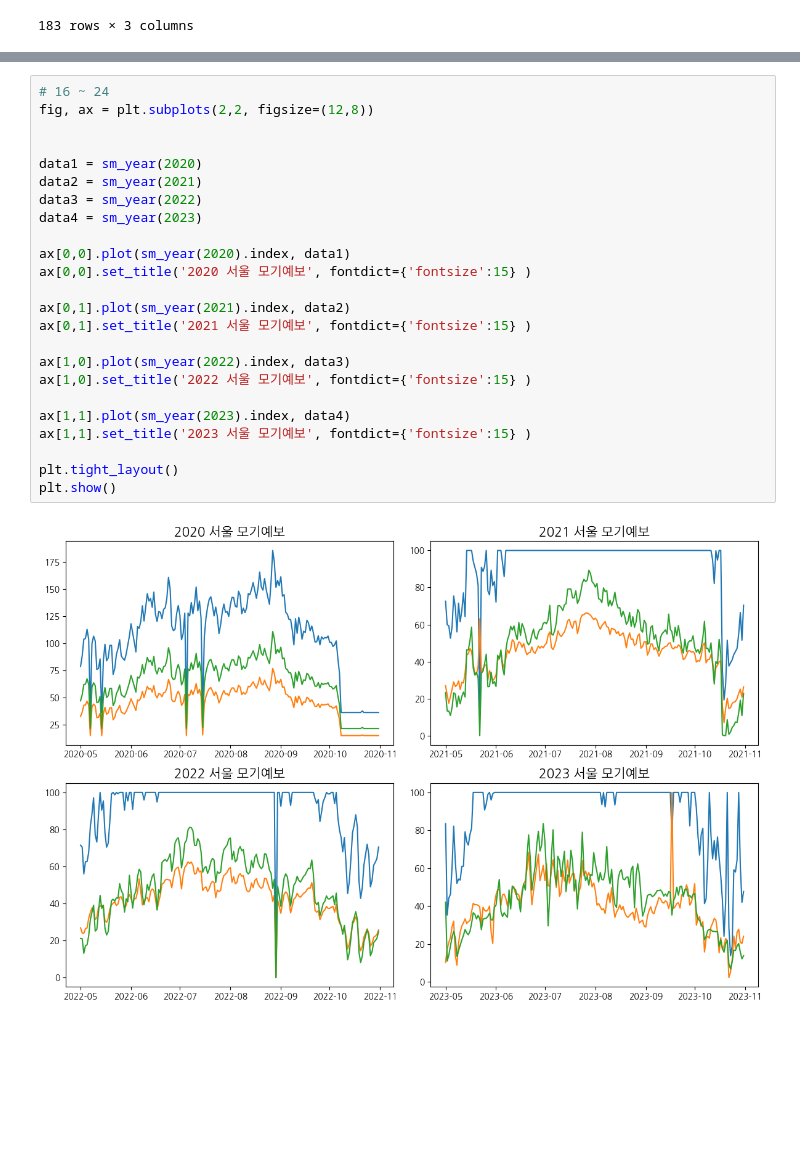
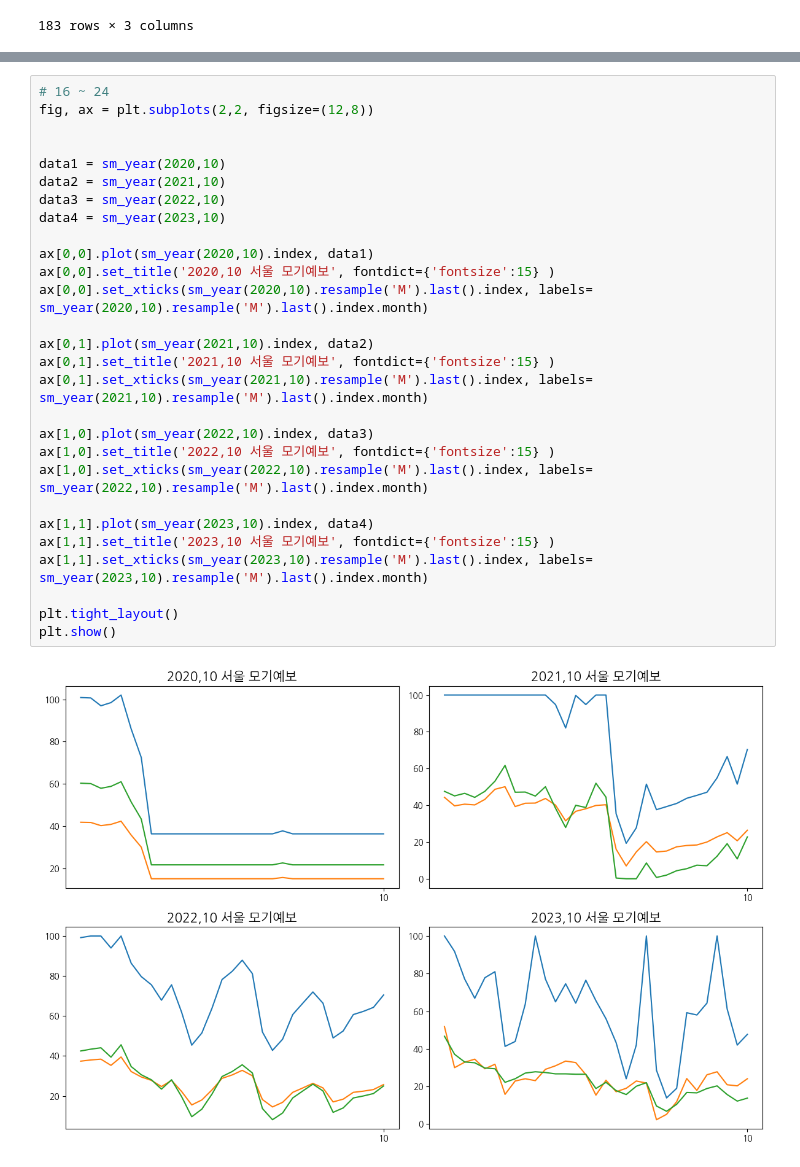
Before and after one commit to matdongsan5/Project, a Jupyter notebook: PublicData_이정욱/main.ipynb, the cells around one changed output, grey strips where cells are left out. Cells and saved outputs as stored; diff of their text form; blank space fills up the shorter version.

```diff
--- a/PublicData_이정욱/main.ipynb
+++ b/PublicData_이정욱/main.ipynb
@@ -642,26 +691,30 @@ plt.show()
 # %%
 # 16 ~ 24
 fig, ax = plt.subplots(2,2, figsize=(12,8))
 
 
-data1 = sm_year(2020)
-data2 = sm_year(2021)
-data3 = sm_year(2022)
-data4 = sm_year(2023)
+data1 = sm_year(2020,10)
+data2 = sm_year(2021,10)
+data3 = sm_year(2022,10)
+data4 = sm_year(2023,10)
 
-ax[0,0].plot(sm_year(2020).index, data1)
-ax[0,0].set_title('2020 서울 모기예보', fontdict={'fontsize':15} )
+ax[0,0].plot(sm_year(2020,10).index, data1)
+ax[0,0].set_title('2020,10 서울 모기예보', fontdict={'fontsize':15} )
+ax[0,0].set_xticks(sm_year(2020,10).resample('M').last().index, labels= sm_year(2020,10).resample('M').last().index.month)
 
-ax[0,1].plot(sm_year(2021).index, data2)
-ax[0,1].set_title('2021 서울 모기예보', fontdict={'fontsize':15} )
+ax[0,1].plot(sm_year(2021,10).index, data2)
+ax[0,1].set_title('2021,10 서울 모기예보', fontdict={'fontsize':15} )
+ax[0,1].set_xticks(sm_year(2021,10).resample('M').last().index, labels= sm_year(2021,10).resample('M').last().index.month)
 
-ax[1,0].plot(sm_year(2022).index, data3)
-ax[1,0].set_title('2022 서울 모기예보', fontdict={'fontsize':15} )
+ax[1,0].plot(sm_year(2022,10).index, data3)
+ax[1,0].set_title('2022,10 서울 모기예보', fontdict={'fontsize':15} )
+ax[1,0].set_xticks(sm_year(2022,10).resample('M').last().index, labels= sm_year(2022,10).resample('M').last().index.month)
 
-ax[1,1].plot(sm_year(2023).index, data4)
-ax[1,1].set_title('2023 서울 모기예보', fontdict={'fontsize':15} )
+ax[1,1].plot(sm_year(2023,10).index, data4)
+ax[1,1].set_title('2023,10 서울 모기예보', fontdict={'fontsize':15} )
+ax[1,1].set_xticks(sm_year(2023,10).resample('M').last().index, labels= sm_year(2023,10).resample('M').last().index.month)
 
 plt.tight_layout()
 plt.show()
 # %% [output]
-[figure, old version]
+[figure, new version]
```
Also changed, not shown: parts of 6 cells of this notebook.
